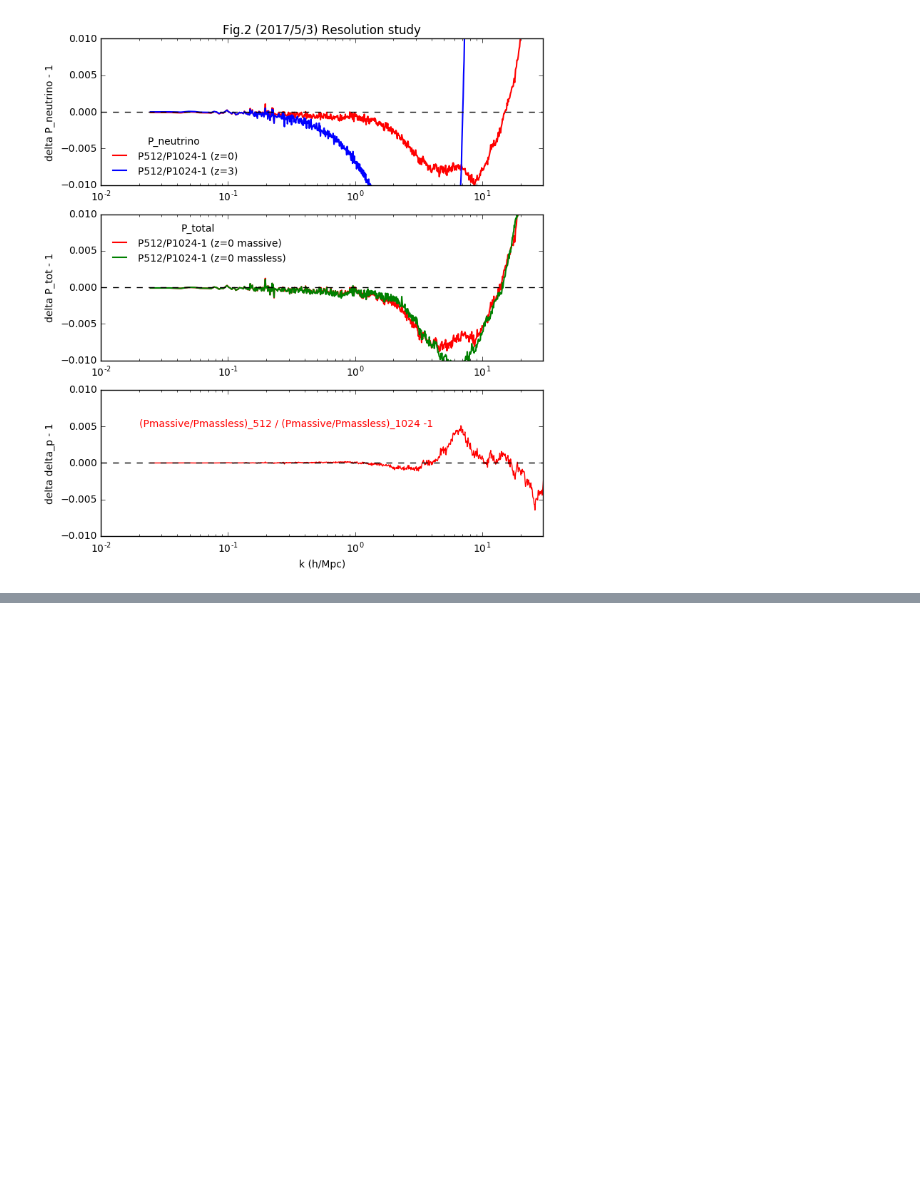
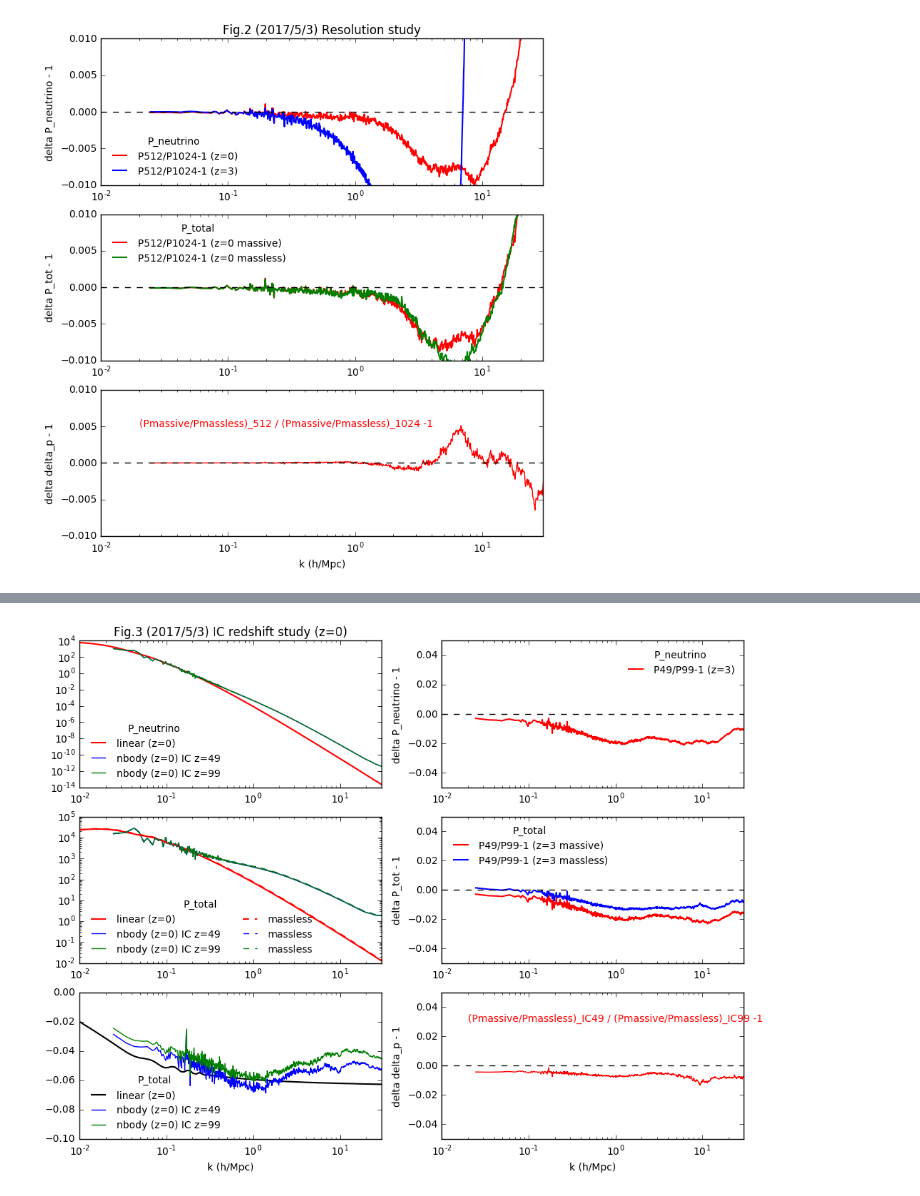
Before and after one commit to liuxx479/neutrino-batch, a Jupyter notebook: plot-matterps.ipynb, the cells around one changed output, grey strips where cells are left out. Cells and saved outputs as stored; diff of their text form; code cells hidden in the pictures; blank space fills up the shorter version.

Commit message:
add IC study fig.3/4

```diff
--- a/plot-matterps.ipynb
+++ b/plot-matterps.ipynb
@@ -153,8 +153,11 @@ Image("plots/AB13fig4.jpg",width=450)
 # %%
 knb1_IC99, Pnb1_IC99 =  loadtxt ('matterpower/particles512/massive_z99/powerspec_tot_050.txt').T * array([[1e3], [1e-9]])
 knb0_IC99, Pnb0_IC99 =  loadtxt ('matterpower/particles512/massless_z99/powerspec_tot_050.txt').T * array([[1e3], [1e-9]])
+knb1_IC49, Pnb1_IC49 =  loadtxt ('matterpower/particles512/massive_z49/powerspec_tot_050.txt').T * array([[1e3], [1e-9]])
+knb0_IC49, Pnb0_IC49 =  loadtxt ('matterpower/particles512/massless_z49/powerspec_tot_050.txt').T * array([[1e3], [1e-9]])
 
 knbnu1_z0_IC99, Pnbnu1_z0_IC99 =  loadtxt ('matterpower/particles512/massive_z99/powerspec_nu_050.txt').T* array([[1e3], [1e-9]])
+knbnu1_z0_IC49, Pnbnu1_z0_IC49 =  loadtxt ('matterpower/particles512/massive_z49/powerspec_nu_050.txt').T* array([[1e3], [1e-9]])
 knbnu1_z3_IC99, Pnbnu1_z3_IC99 =  loadtxt ('matterpower/particles512/massive_z99/powerspec_nu_000.txt').T* array([[1e3], [1e-9]])
 knbnu1_z3_IC49, Pnbnu1_z3_IC49 =  loadtxt ('matterpower/particles512/massive_z49/powerspec_nu_000.txt').T* array([[1e3], [1e-9]])
 
@@ -163,6 +166,12 @@ knb1_z3_IC99, Pnb1_z3_IC99 =  loadtxt ('matterpower/particles512/massive_z99/pow
 knb0_z3_IC99, Pnb0_z3_IC99 =  loadtxt ('matterpower/particles512/massless_z99/powerspec_tot_000.txt').T * array([[1e3], [1e-9]])
 knb1_z3_IC49, Pnb1_z3_IC49 =  loadtxt ('matterpower/particles512/massive_z49/powerspec_tot_000.txt').T * array([[1e3], [1e-9]])
 knb0_z3_IC49, Pnb0_z3_IC49 =  loadtxt ('matterpower/particles512/massless_z49/powerspec_tot_000.txt').T * array([[1e3], [1e-9]])
+
+########## get P_matter for z=3
+kcamb0_z03, Pcamb0_z03 = np.loadtxt('camb-fidu/camb_mnv0.00000_om0.30000_As2.1000-linear_matterpow_3.dat').T
+kcamb1_z03, Pcamb1_z03 = np.loadtxt('camb-fidu/camb_mnv0.10000_om0.30000_As2.1000-linear_matterpow_3.dat').T
+Pcamb0_z03_bin = interp1d(kcamb0_z03, Pcamb0_z03, fill_value="extrapolate")(k_arr)
+Pcamb1_z03_bin = interp1d(kcamb1_z03, Pcamb1_z03, fill_value="extrapolate")(k_arr)
 # %%
 f=figure(figsize=(8,9))
 ax=f.add_subplot(311)
@@ -235,0 +215,58 @@ show()
+# %%
+f=figure(figsize=(12,9))
+ax1=f.add_subplot(322)
+ax2=f.add_subplot(324)
+ax3=f.add_subplot(326)
+ax4=f.add_subplot(321)
+ax5=f.add_subplot(323)
+ax6=f.add_subplot(325)
+
+ax4.set_title('Fig.3 (2017/5/3) IC redshift study (z=0)')
+ax4.plot(k_arr, ratio_nu*Pcamb1_interp, 'r-',lw=1.5,label='linear (z=0)')
+ax4.plot(knb1, Pnbnu1_z0_IC49,'b-',label='nbody (z=0) IC z=49')
+ax4.plot(knb1, Pnbnu1_z0_IC99,'g-',label='nbody (z=0) IC z=99')
+ax4.set_yscale('log')
+ax4.legend(frameon=0,loc=0,fontsize=10,ncol=1,title='P_neutrino')
+
+ax5.plot(k_arr, Pcamb1_interp, 'r-',lw=1.5,label='linear (z=0)')
+ax5.plot(knb1, Pnb1_IC49,'b-',label='nbody (z=0) IC z=49')
+ax5.plot(knb1, Pnb1_IC99,'g-',label='nbody (z=0) IC z=99')
+ax5.plot(k_arr, Pcamb0_interp, 'r--',lw=1.5,label='massless')
+ax5.plot(knb1, Pnb0_IC49,'b--',label='massless')
+ax5.plot(knb1, Pnb0_IC99,'g--',label='massless')
+
+ax5.set_yscale('log')
+ax5.legend(frameon=0,loc=0,fontsize=10,ncol=2,title='P_total')
+
+ax6.plot(k_arr, Pcamb1_interp/Pcamb0_interp-1, 'k-',lw=1.5,label='linear (z=0)')
+ax6.plot(knb1, Pnb1_IC49/Pnb0_IC49-1,'b-',label='nbody (z=0) IC z=49')
+ax6.plot(knb1, Pnb1_IC99/Pnb0_IC99-1,'g-',label='nbody (z=0) IC z=99')
+ax6.set_ylim(-0.1,0)
+ax6.legend(frameon=0,loc=0,fontsize=10,ncol=1,title='P_total')
+
+ax1.plot(knb1, Pnbnu1_z0_IC49/Pnbnu1_z0_IC99-1, 'r-',lw=1.5,label='P49/P99-1 (z=3)')
+ax1.set_ylabel('delta P_neutrino - 1')
+ax1.legend(frameon=0,loc=0,fontsize=10,ncol=1,title='P_neutrino')
+
+ax2.plot(knb1_IC99, Pnb1_IC49/Pnb1_IC99-1, 'r-',lw=1.5,label='P49/P99-1 (z=3 massive)')
+ax2.plot(knb1_IC99, Pnb0_IC49/Pnb0_IC99-1, 'b-',lw=1.5,label='P49/P99-1 (z=3 massless)')
+ax2.set_ylabel('delta P_tot - 1')
+ax2.legend(frameon=0,loc=0,fontsize=10,ncol=1,title='P_total')
+
+ax3.plot(knb1_IC99, (Pnb1_IC49/Pnb0_IC49)/(Pnb1_IC99/Pnb0_IC99)-1, 'r-',label='deltaz49/deltaz99-1')
+ax3.set_ylabel('delta delta_p - 1')
+ax3.text(0.02,0.03,'(Pmassive/Pmassless)_IC49 / (Pmassive/Pmassless)_IC99 -1',color='r')
+
+
+for ax in [ax1,ax2,ax3,ax4,ax5,ax6]:
+    ax.set_xscale('log')
+    ax.set_xlim(1e-2, 30)
+    if ax in [ax1,ax2,ax3]:
+        ax.plot([1e-2, 30],[0,0],'k--')
+        ax.set_ylim(-0.05,0.05)
+    if ax in [ax3, ax6]:
+        ax.set_xlabel('k (h/Mpc)')
+
+show()
+# %% [output]
+[figure, added]
```
Also changed, not shown: parts of 2 cells of this notebook.
